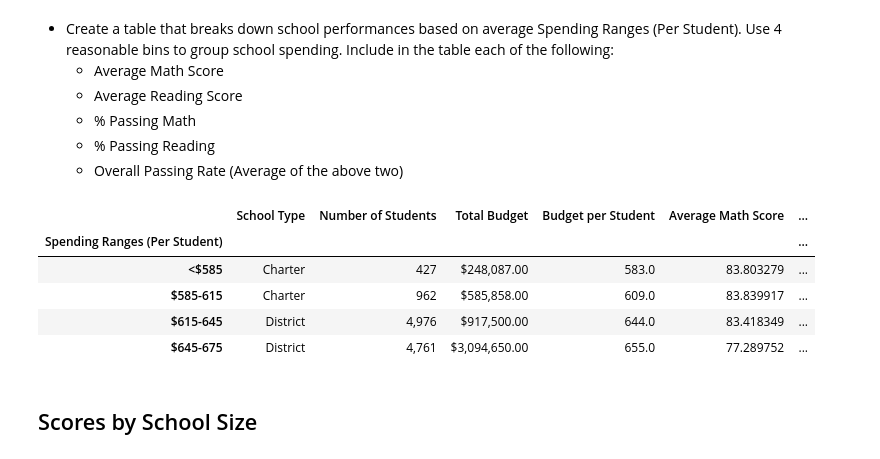
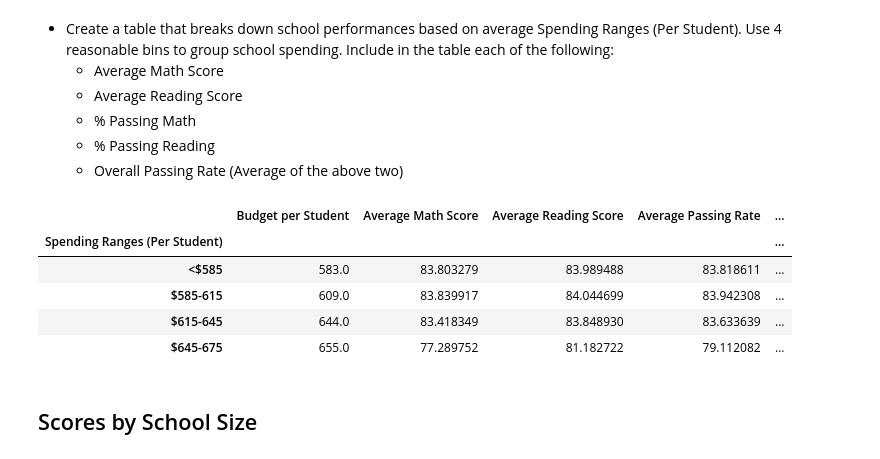
Before and after one commit to cynthiakellogg/pandas-challenge, a Jupyter notebook: PyCitySchools/copy.ipynb, the cells around one changed output. Cells and saved outputs as stored; diff of their text form; code cells hidden in the pictures.

```diff
--- a/PyCitySchools/copy.ipynb
+++ b/PyCitySchools/copy.ipynb
@@ -333,7 +333,7 @@ school_summary_df = pd.DataFrame({
                         "% Passing Reading": r_percent
                         })
 
-school_summary_df["Number of Students"] = school_summary_df["Number of Students"].map("{:,}".format)
+#school_summary_df["Number of Students"] = school_summary_df["Number of Students"].map("{:,}".format)
 school_summary_df["Total Budget"] = school_summary_df["Total Budget"].map("${:,.2f}".format)
 school_summary_df
 # %% [output]
@@ -651,18 +651,18 @@ read_grad_df
 spending_bins = [0, 585, 615, 645, 675]
 group_names = ["<$585", "$585-615", "$615-645", "$645-675"]
 # %%
-binning_1 = school_summary_df.copy(deep=False)
+binning_1 = school_summary_df.drop(["Number of Students","Total Budget", "School Type"], axis=1)
 
 binning_1["Spending Ranges (Per Student)"] = pd.cut(binning_1["Budget per Student"], spending_bins, labels=group_names, include_lowest=True)
 binning_1 = binning_1.groupby("Spending Ranges (Per Student)")
 binning_1.max()
 # %% [output]
-|  | School Type | Number of Students | Total Budget | Budget per Student | Average Math Score | ... |
-| Spending Ranges (Per Student) |  |  |  |  |  | ... |
-| <$585 | Charter | 427 | $248,087.00 | 583.0 | 83.803279 | ... |
-| $585-615 | Charter | 962 | $585,858.00 | 609.0 | 83.839917 | ... |
-| $615-645 | District | 4,976 | $917,500.00 | 644.0 | 83.418349 | ... |
-| $645-675 | District | 4,761 | $3,094,650.00 | 655.0 | 77.289752 | ... |
+|  | Budget per Student | Average Math Score | Average Reading Score | Average Passing Rate | ... |
+| Spending Ranges (Per Student) |  |  |  |  | ... |
+| <$585 | 583.0 | 83.803279 | 83.989488 | 83.818611 | ... |
+| $585-615 | 609.0 | 83.839917 | 84.044699 | 83.942308 | ... |
+| $615-645 | 644.0 | 83.418349 | 83.848930 | 83.633639 | ... |
+| $645-675 | 655.0 | 77.289752 | 81.182722 | 79.112082 | ... |
 # %% [markdown]
 ## Scores by School Size
 # %% [markdown]
```
Also changed, not shown: parts of 7 cells of this notebook.
